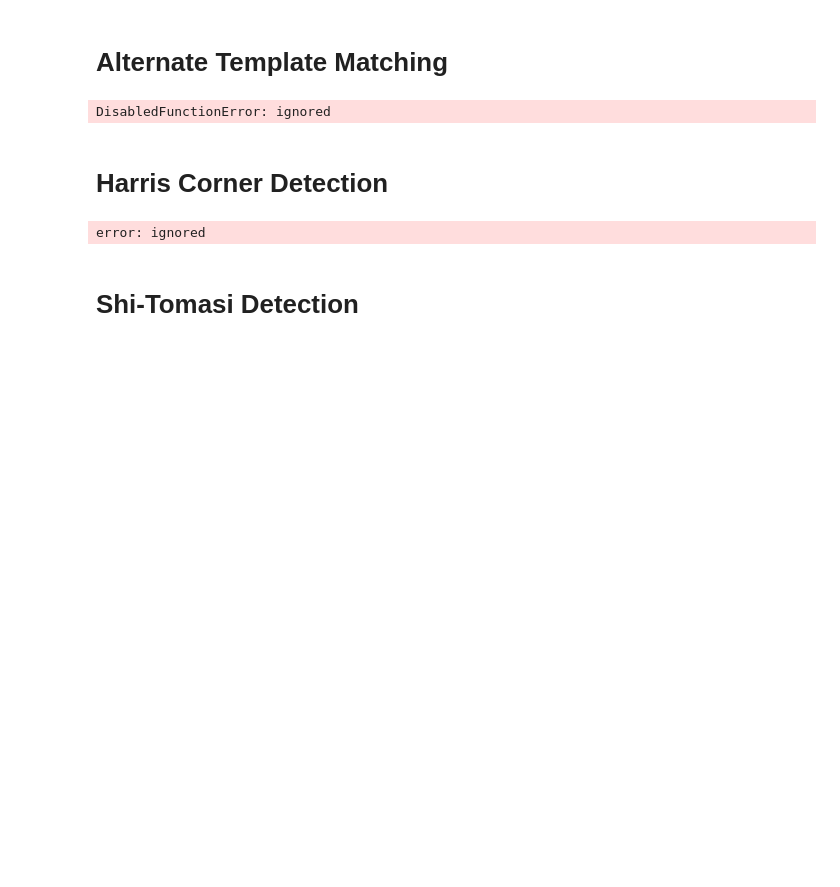
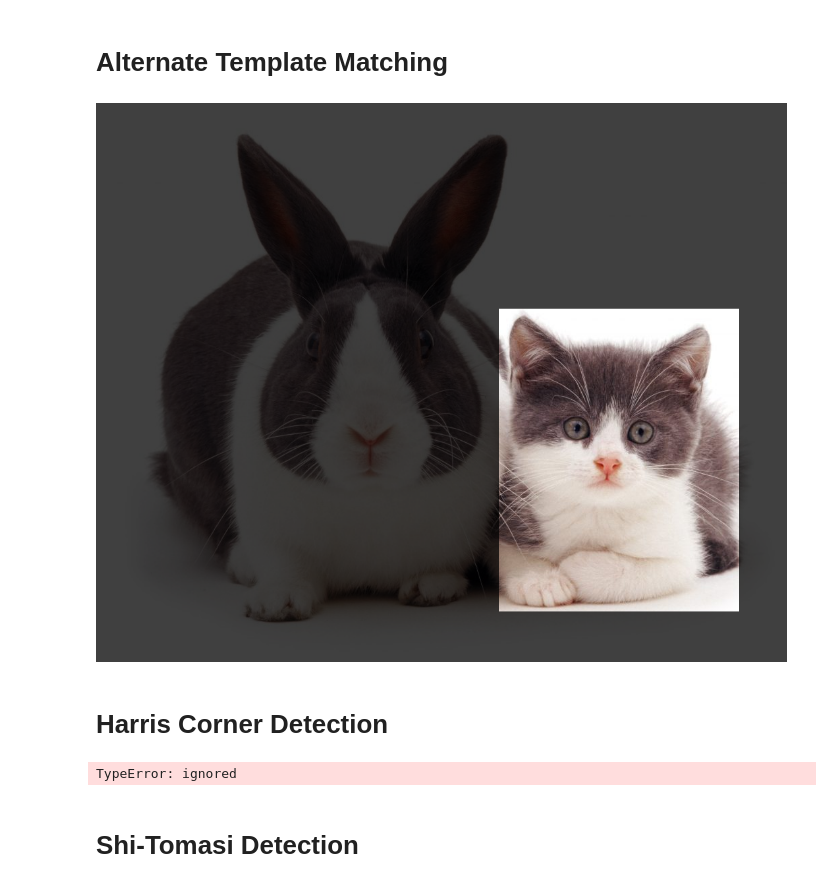
Before and after one commit to Zwarzen/PCVK_Genap_2022, a Jupyter notebook: week11.ipynb, the cells around one changed output. Drawn from its saved outputs; the diff is of its cells as text; code cells hidden in the pictures; blank space fills up the shorter version.

```diff
--- a/week11.ipynb
+++ b/week11.ipynb
@@ -144,29 +145,29 @@ tidak bisa membaca gambar
 # %%
 img = cv.imread('/content/drive/MyDrive/Images/Object Detection/cats_and_bunnies.jpg')
 templ = cv.imread('/content/drive/MyDrive/Images/Object Detection/cat2_templatejpg.jpg')
 (templateHeight, templateWidth) = templ.shape[:2]
 
 matchResult = cv.matchTemplate(img, templ, cv.TM_CCOEFF)
 (_, _, minLoc, maxLoc) = cv.minMaxLoc(matchResult)
 
 topLeft = maxLoc
 botRight = (topLeft[0] + templateWidth, topLeft[1] + templateHeight)
 roi = img[topLeft[1]:botRight[1], topLeft[0]:botRight[0]]
 
 mask = np.zeros(img.shape, dtype = "uint8")
 img = cv.addWeighted(img, 0.25, mask, 0.75, 0)
 
 img[topLeft[1]:botRight[1], topLeft[0]:botRight[0]] = roi
 
-cv.imshow(img)
+cv2_imshow(img)
 # %% [output]
-DisabledFunctionError: ignored
+[figure, added]
 # %% [markdown]
 # Harris Corner Detection
 # %%
-img_chess = ('/content/drive/MyDrive/Images/Object Detection/chessboard.jpg')
-img_read1 = cv.imread(img_chess)
-gray = cv.cvtColor(img_read1, cv.COLOR_BGR2GRAY)
+# img_chess = ('/content/drive/MyDrive/Images/Object Detection/chessboard.jpg')
+# img_read1 = cv.imread(img_chess)
+gray = cv.cvtColor("/content/drive/MyDrive/Images/Object Detection/chessboard.jpg", cv.COLOR_BGR2GRAY)
 gray = np.float32(gray)
 dst = cv.cornerHarris(gray,2,3,0.04)
 #result is dilated for marking the corners, not important
@@ -177,7 +178,7 @@ cv.imshow('dst',img)
 if cv.waitKey(0) & 0xff == 27:
     cv.destroyAllWindows()
 # %% [output]
-error: ignored
+TypeError: ignored
 # %% [markdown]
 # Shi-Tomasi Detection
 # %%
```
Also changed, not shown: parts of 2 cells of this notebook.
